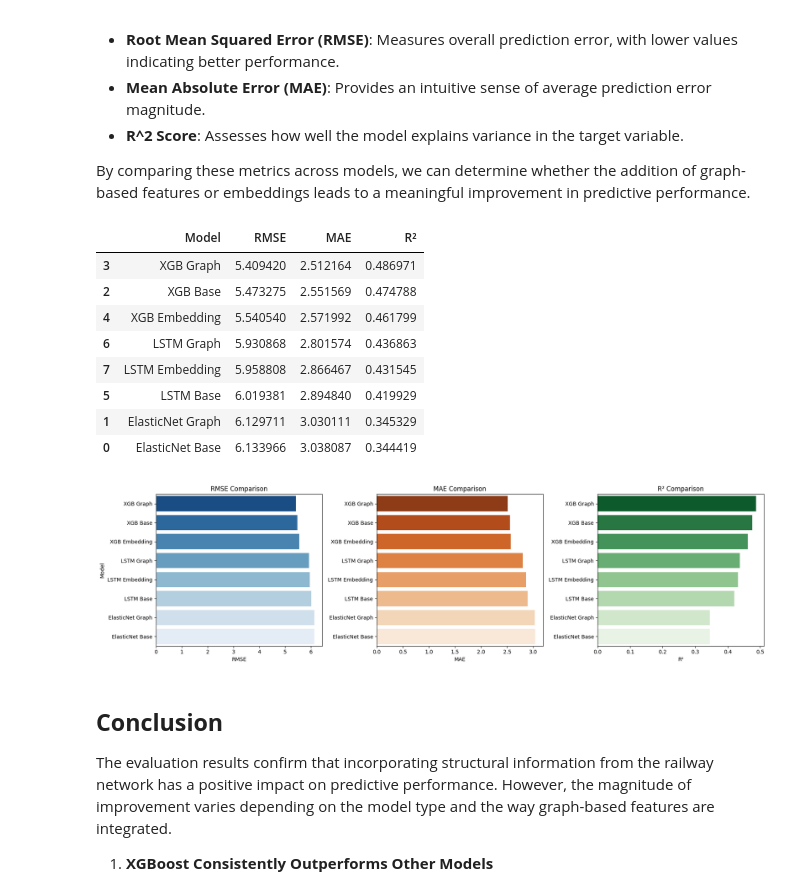
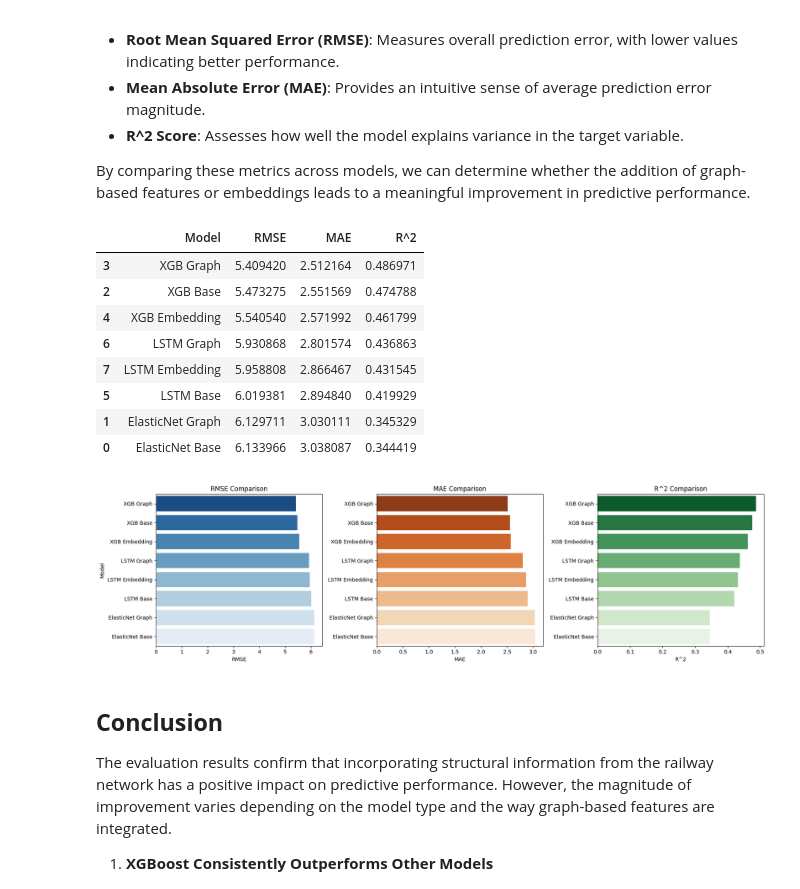
Before and after one commit to npinto97/graph-enhanced-train-delay-prediction, a Jupyter notebook: 5_evaluation.ipynb, the cells around one changed output. Cells and saved outputs as stored; diff of their text form; code cells hidden in the pictures.

```diff
--- a/5_evaluation.ipynb
+++ b/5_evaluation.ipynb
@@ -48,31 +48,31 @@ for file, model in files:
     except Exception as e:
         print(f"Error loading {file}: {e}")
 
-results_df = pd.DataFrame(results, columns=["Model", "RMSE", "MAE", "R²"])
+results_df = pd.DataFrame(results, columns=["Model", "RMSE", "MAE", "R^2"])
 results_df.sort_values(by="RMSE", ascending=True, inplace=True)  # Sort by RMSE
 # %%
 display(results_df)
 
 fig, axes = plt.subplots(1, 3, figsize=(18, 5))
 sns.barplot(ax=axes[0], data=results_df, x="RMSE", y="Model", hue="Model", dodge=False, palette="Blues_r", legend=False)
 axes[0].set_title("RMSE Comparison")
 axes[0].set_xlabel("RMSE")
 axes[0].set_ylabel("Model")
 
 sns.barplot(ax=axes[1], data=results_df, x="MAE", y="Model", hue="Model", dodge=False, palette="Oranges_r", legend=False)
 axes[1].set_title("MAE Comparison")
 axes[1].set_xlabel("MAE")
 axes[1].set_ylabel("")
 
-sns.barplot(ax=axes[2], data=results_df, x="R²", y="Model", hue="Model", dodge=False, palette="Greens_r", legend=False)
-axes[2].set_title("R² Comparison")
-axes[2].set_xlabel("R²")
+sns.barplot(ax=axes[2], data=results_df, x="R^2", y="Model", hue="Model", dodge=False, palette="Greens_r", legend=False)
+axes[2].set_title("R^2 Comparison")
+axes[2].set_xlabel("R^2")
 axes[2].set_ylabel("")
 
 plt.tight_layout()
 plt.show()
 # %% [output]
-|  | Model | RMSE | MAE | R² |
+|  | Model | RMSE | MAE | R^2 |
 | 3 | XGB Graph | 5.409420 | 2.512164 | 0.486971 |
 | 2 | XGB Base | 5.473275 | 2.551569 | 0.474788 |
 | 4 | XGB Embedding | 5.540540 | 2.571992 | 0.461799 |
```
